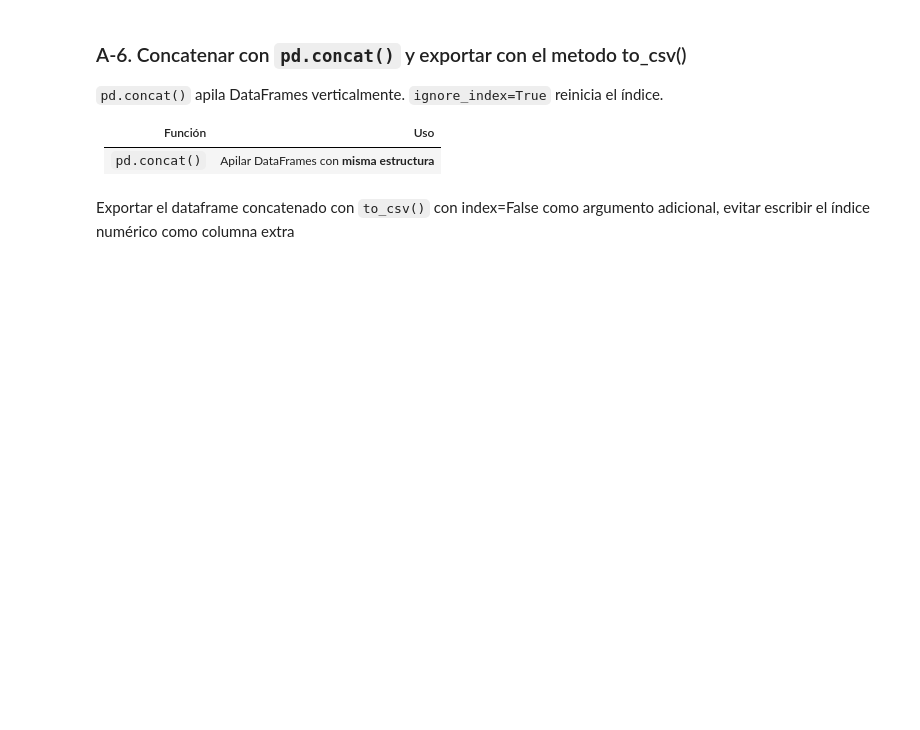
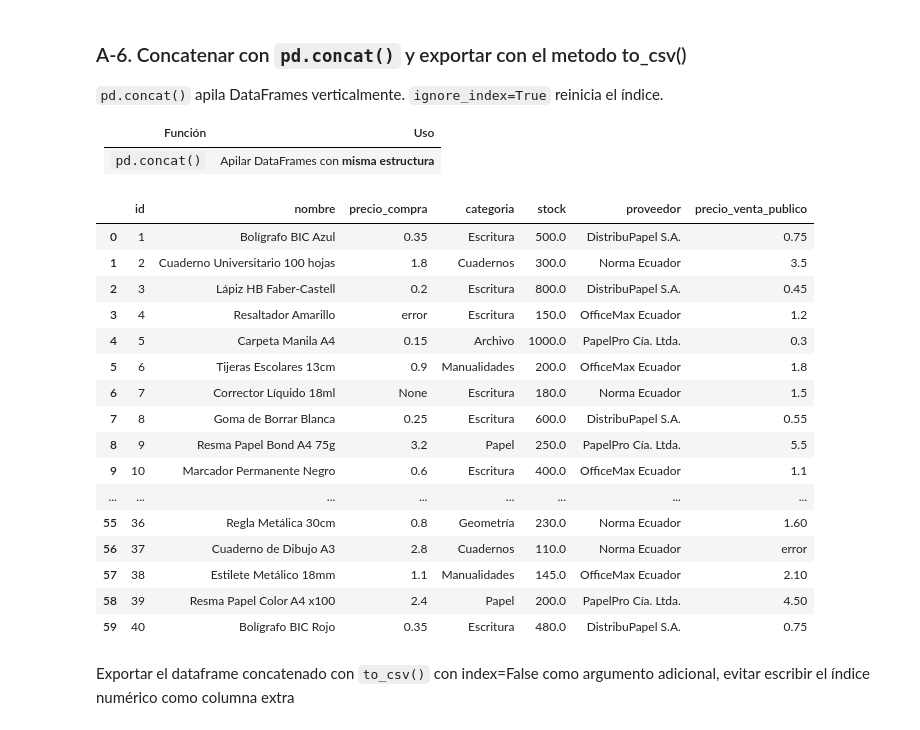
Before and after one commit to sghast/ADD, a Jupyter notebook: Parte 2 Deber/Concatenacion datos y analisis texto.ipynb, the cells around one changed output. Saved outputs shown, nothing was run; the diff lists cells and outputs as text; code cells hidden in the pictures; blank space fills up the shorter version.

````diff
--- a/Parte 2 Deber/Concatenacion datos y analisis texto.ipynb
+++ b/Parte 2 Deber/Concatenacion datos y analisis texto.ipynb
@@ -61,3 +67,6 @@ df = pd.read_json('archivo.json')
 ```
 
 Parámetros útiles: `orient` (formato del JSON), `encoding`, `dtype` (forzar tipos).
+# %%
+df_json = pd.read_json('productos.json')
+df_json.head()
@@ -72,3 +88,6 @@ df = pd.read_csv('archivo.txt', sep='\t')  # separador: tabulación
 ```
 
 > **Diferencia CSV vs TXT**: ambos son texto plano. La extensión `.txt` no implica un formato fijo — siempre revisa el separador antes de cargar.
+# %%
+df_txt = pd.read_csv('productos.txt')
+df_txt.head()
@@ -82,3 +108,8 @@ df = pd.read_xml('archivo.xml', xpath='.//producto')
 ```
 
 El parámetro `xpath` indica qué nodos representan cada fila.
+# %%
+#%pip install lxml
+
+df_xml = pd.read_xml('productos.xml', xpath='.//producto')
+df_xml.head()
@@ -100,5 +213,26 @@ Errores comunes en datos reales:
 | Función | Uso |
 |---------|-----|
 | `pd.concat()` | Apilar DataFrames con **misma estructura** |
+# %%
+df_final = pd.concat([df_json, df_xml, df_txt], ignore_index=True)
+df_final
+# %% [output]
+|  | id | nombre | precio_compra | categoria | stock | proveedor | precio_venta_publico |
+| 0 | 1 | Bolígrafo BIC Azul | 0.35 | Escritura | 500.0 | DistribuPapel S.A. | 0.75 |
+| 1 | 2 | Cuaderno Universitario 100 hojas | 1.8 | Cuadernos | 300.0 | Norma Ecuador | 3.5 |
+| 2 | 3 | Lápiz HB Faber-Castell | 0.2 | Escritura | 800.0 | DistribuPapel S.A. | 0.45 |
+| 3 | 4 | Resaltador Amarillo | error | Escritura | 150.0 | OfficeMax Ecuador | 1.2 |
+| 4 | 5 | Carpeta Manila A4 | 0.15 | Archivo | 1000.0 | PapelPro Cía. Ltda. | 0.3 |
+| 5 | 6 | Tijeras Escolares 13cm | 0.9 | Manualidades | 200.0 | OfficeMax Ecuador | 1.8 |
+| 6 | 7 | Corrector Líquido 18ml | None | Escritura | 180.0 | Norma Ecuador | 1.5 |
+| 7 | 8 | Goma de Borrar Blanca | 0.25 | Escritura | 600.0 | DistribuPapel S.A. | 0.55 |
+| 8 | 9 | Resma Papel Bond A4 75g | 3.2 | Papel | 250.0 | PapelPro Cía. Ltda. | 5.5 |
+| 9 | 10 | Marcador Permanente Negro | 0.6 | Escritura | 400.0 | OfficeMax Ecuador | 1.1 |
+| ... | ... | ... | ... | ... | ... | ... | ... |
+| 55 | 36 | Regla Metálica 30cm | 0.8 | Geometría | 230.0 | Norma Ecuador | 1.60 |
+| 56 | 37 | Cuaderno de Dibujo A3 | 2.8 | Cuadernos | 110.0 | Norma Ecuador | error |
+| 57 | 38 | Estilete Metálico 18mm | 1.1 | Manualidades | 145.0 | OfficeMax Ecuador | 2.10 |
+| 58 | 39 | Resma Papel Color A4 x100 | 2.4 | Papel | 200.0 | PapelPro Cía. Ltda. | 4.50 |
+| 59 | 40 | Bolígrafo BIC Rojo | 0.35 | Escritura | 480.0 | DistribuPapel S.A. | 0.75 |
 # %% [markdown]
 Exportar el dataframe concatenado con `to_csv()` con index=False  como argumento adicional, evitar escribir el índice numérico como columna extra
````
Also changed, not shown: parts of 16 cells of this notebook, 4 other files.
